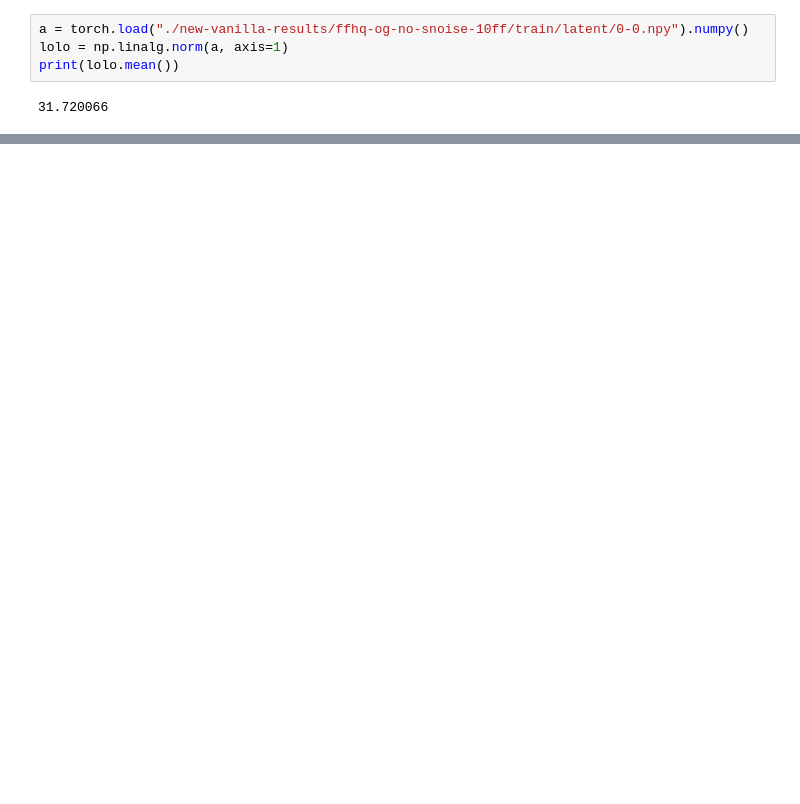
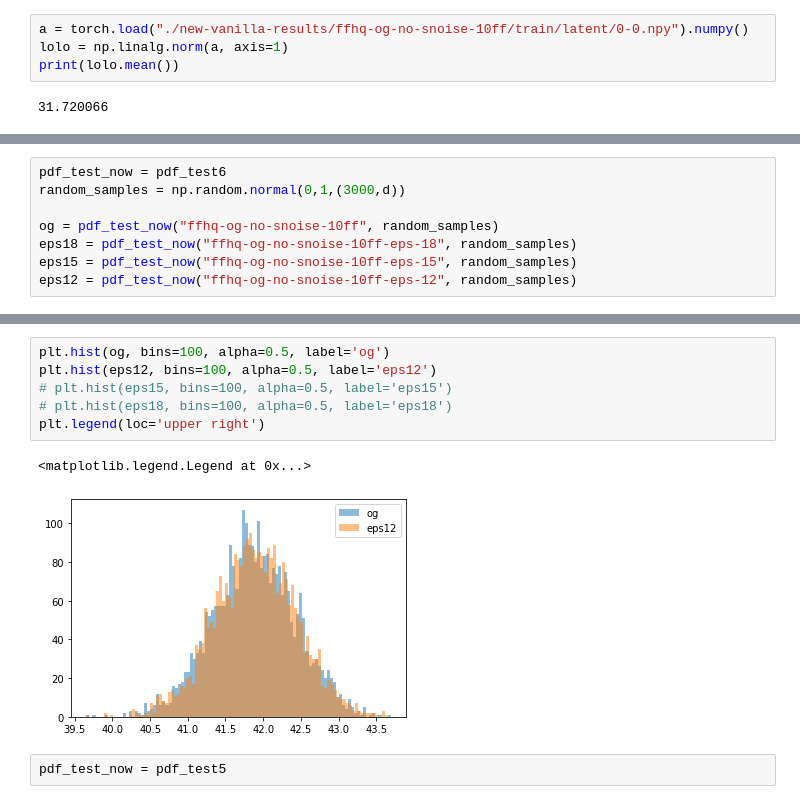
Before and after one commit to SerChirag/AdaIMLE, a Jupyter notebook: pdf-test.ipynb, the cells around one changed output, grey strips where cells are left out. Saved outputs shown, nothing was run; the diff lists cells and outputs as text; blank space fills up the shorter version.

```diff
--- a/pdf-test.ipynb
+++ b/pdf-test.ipynb
@@ -82,0 +149,8 @@ print(pdf_test2("ffhq-og-no-snoise-20ff-2nd-normalized"))
+# %%
+pdf_test_now = pdf_test6
+random_samples = np.random.normal(0,1,(3000,d))
+
+og = pdf_test_now("ffhq-og-no-snoise-10ff", random_samples)
+eps18 = pdf_test_now("ffhq-og-no-snoise-10ff-eps-18", random_samples)
+eps15 = pdf_test_now("ffhq-og-no-snoise-10ff-eps-15", random_samples)
+eps12 = pdf_test_now("ffhq-og-no-snoise-10ff-eps-12", random_samples)
@@ -82,0 +171,11 @@ print(pdf_test2("ffhq-og-no-snoise-20ff-2nd-normalized"))
+# %%
+plt.hist(og, bins=100, alpha=0.5, label='og')
+plt.hist(eps12, bins=100, alpha=0.5, label='eps12')
+# plt.hist(eps15, bins=100, alpha=0.5, label='eps15')
+# plt.hist(eps18, bins=100, alpha=0.5, label='eps18')
+plt.legend(loc='upper right')
+# %% [output]
+<matplotlib.legend.Legend at 0x...>
+[figure, added]
+# %%
+pdf_test_now = pdf_test5
```
Also changed, not shown: parts of 16 cells of this notebook.
